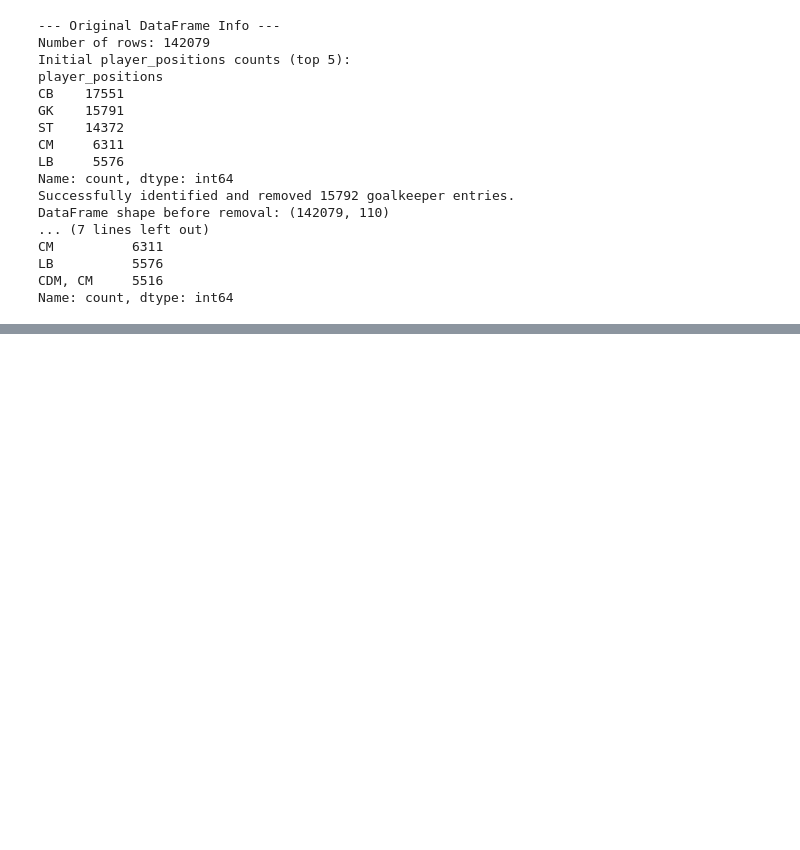
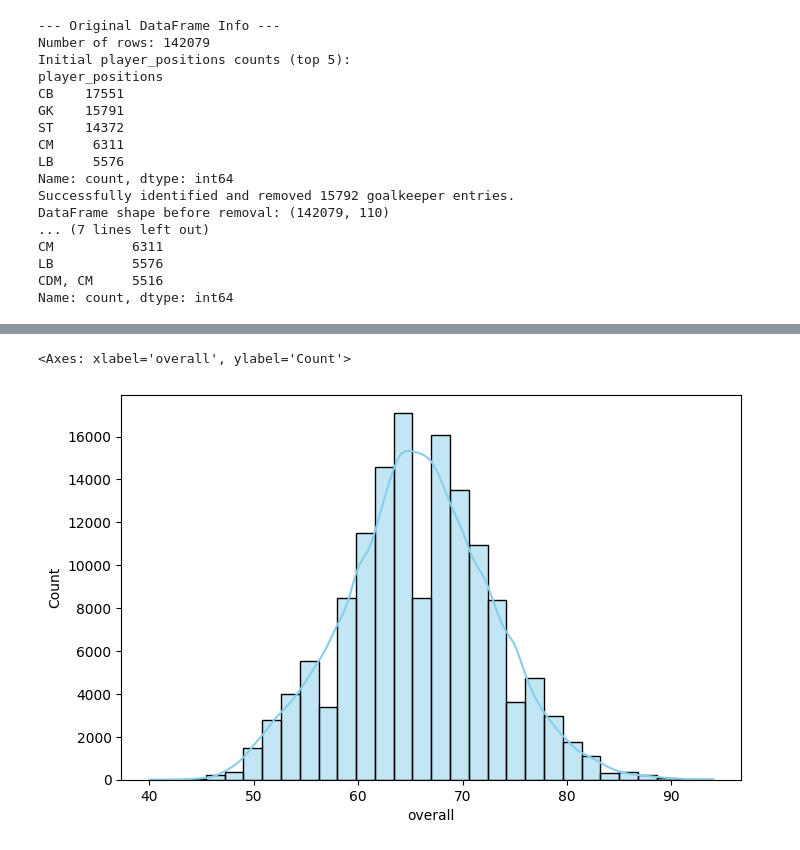
Before and after one commit to jn9he/player-market, a Jupyter notebook: Create_Dataset.ipynb, the cells around one changed output, grey strips where cells are left out. Drawn from its saved outputs; the diff is of its cells as text; code cells hidden in the pictures; blank space fills up the shorter version.

```diff
--- a/Create_Dataset.ipynb
+++ b/Create_Dataset.ipynb
@@ -393,0 +481,6 @@ Name: count, dtype: int64
+# %%
+plt.figure(figsize=(8,5))
+sns.histplot(df['overall'], bins=30, kde=True, color='skyblue')
+# %% [output]
+<Axes: xlabel='overall', ylabel='Count'>
+[figure, added]
```
Also changed, not shown: parts of 11 cells of this notebook, 12 other files.
